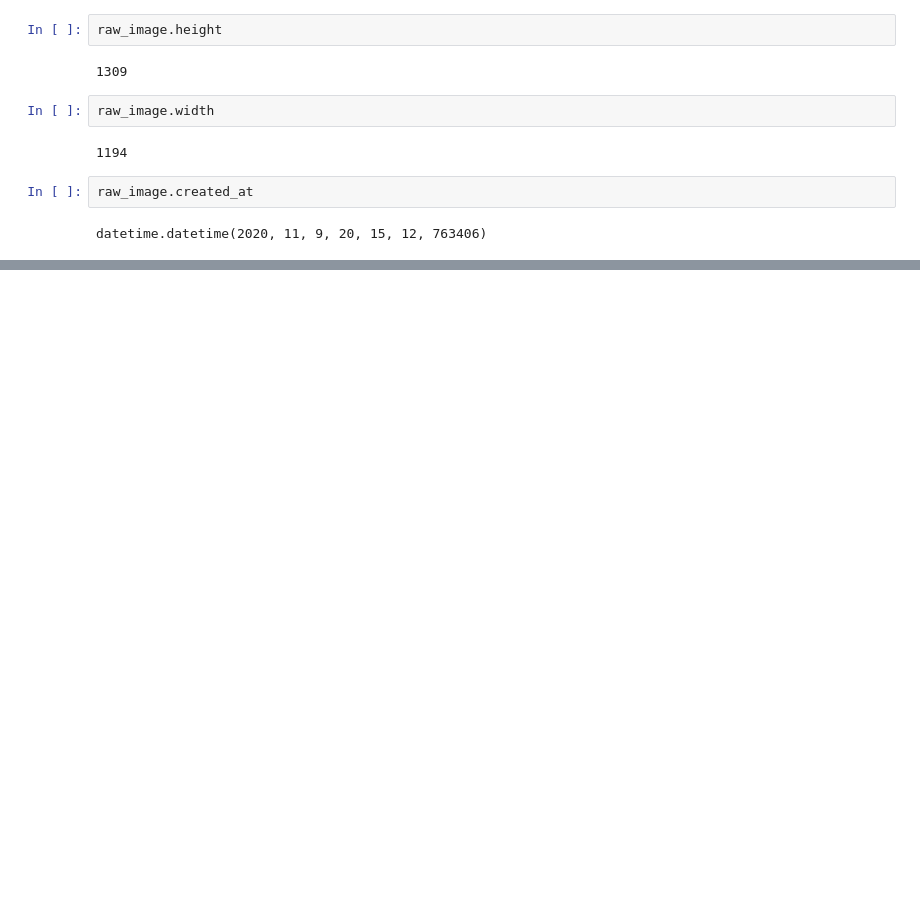
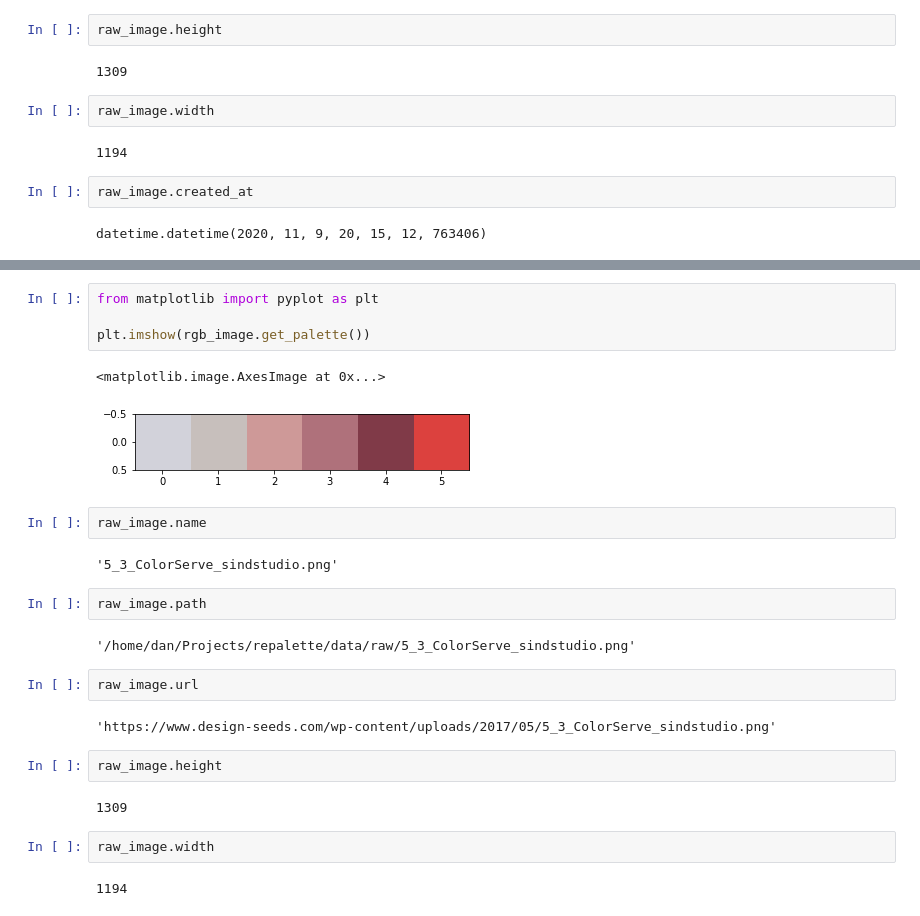
Before and after one commit to danielgafni/repalette, a Jupyter notebook: notebooks/dataset.ipynb, the cells around one changed output, grey strips where cells are left out. Drawn from its saved outputs; the diff is of its cells as text; blank space fills up the shorter version.

```diff
--- a/notebooks/dataset.ipynb
+++ b/notebooks/dataset.ipynb
@@ -38,0 +62,27 @@ datetime.datetime(2020, 11, 9, 20, 15, 12, 763406)
+# %%
+from matplotlib import pyplot as plt
+
+plt.imshow(rgb_image.get_palette())
+# %% [output]
+<matplotlib.image.AxesImage at 0x...>
+[figure, added]
+# %%
+raw_image.name
+# %% [output]
+'5_3_ColorServe_sindstudio.png'
+# %%
+raw_image.path
+# %% [output]
+'/home/dan/Projects/repalette/data/raw/5_3_ColorServe_sindstudio.png'
+# %%
+raw_image.url
+# %% [output]
+'https://www.design-seeds.com/wp-content/uploads/2017/05/5_3_ColorServe_sindstudio.png'
+# %%
+raw_image.height
+# %% [output]
+1309
+# %%
+raw_image.width
+# %% [output]
+1194
```
Also changed, not shown: parts of 8 cells of this notebook, 3 other files.
